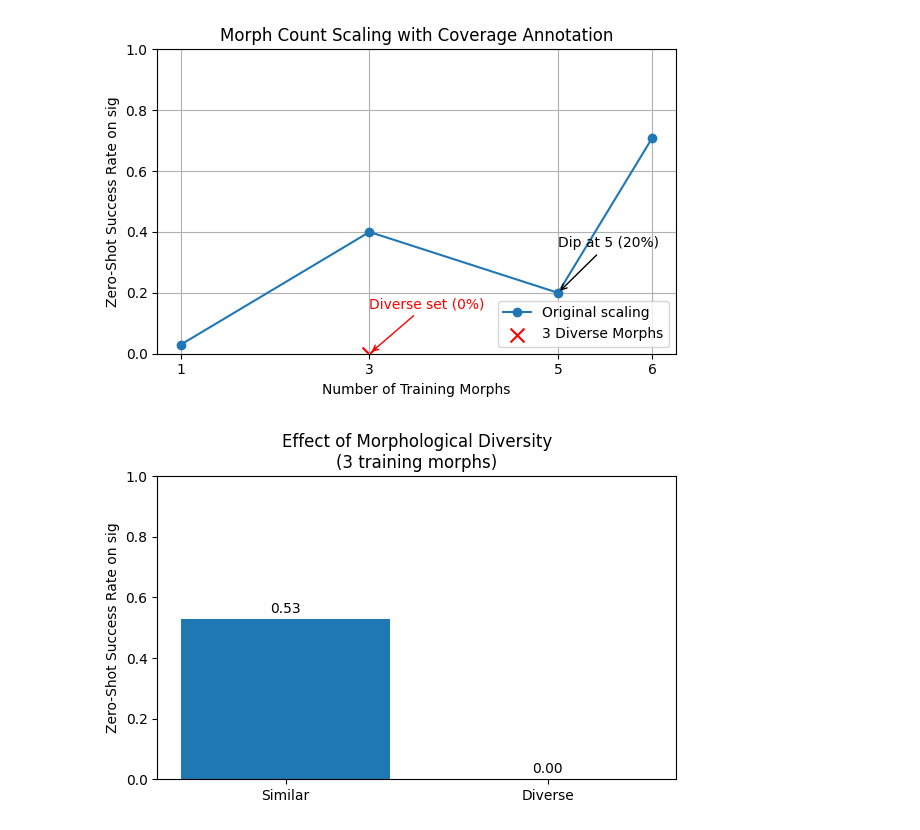
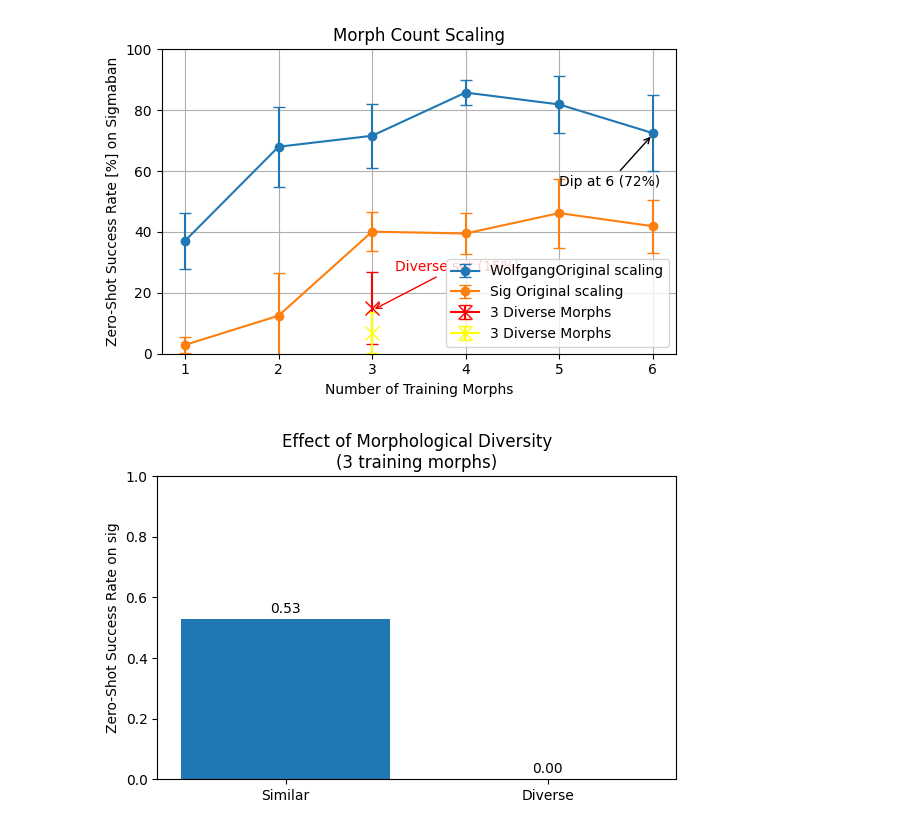
Before and after one commit to utra-robosoccer/unified-humanoid-getup, a Jupyter notebook: frasa_env/plots.ipynb, the cells around one changed output. Saved outputs shown, nothing was run; the diff lists cells and outputs as text; code cells hidden in the pictures.

```diff
--- a/frasa_env/plots.ipynb
+++ b/frasa_env/plots.ipynb
@@ -44,0 +231,12 @@ plt.show()
+# %%
+special_data[:,0]
+loo_data[-2,:,0]
+p_vals = []
+for name in robots:
+    t_stat, p_val = stats.ttest_ind(df_dict["Wolfgang"][name].to_list(), df_special[name].to_list(), equal_var=False)
+    print(f"t-statistic = {t_stat:.3f}, p-value = {p_val:.6f}")
+    p_vals.append(p_val)
+# from statsmodels.stats.multitest import multipletests
+# _, p_vals_corr, _, _ = multipletests(p_vals, alpha=0.05, method="holm")
+# for name in p_vals_corr:
+#     print(f"p-value = {name:.6f}")
@@ -94,39 +409,58 @@ plt.show()
 # %%
 # Base Morph Count Scaling data
-training_counts = [1, 3, 5, 6]
-success_rates = [0.03, 0.40, 0.20, 0.71]
+training_counts = [1, 2, 3,4, 5, 6]
+success_rates = bb_morph_data[:,0].copy()
+diverse_success = success_rates[3]
+success_rates= np.delete(success_rates,3)
+# success_rates= np.delete(success_rates,1)
+yerr   = (bb_morph_data[:,-2]   - bb_morph_data[:,-3])   / 2
+yerr_diverse = yerr[3]
 
-# Similar vs Diverse data at 3
-diverse_success = 0.00
-similar_success = 0.53
+yerr = np.delete(yerr,3)
+# yerr = np.delete(yerr,1)
 
+sig_success_rates = sig_morph_data[:,0].copy()
+sig_diverse_success = sig_success_rates[3]
+sig_success_rates= np.delete(sig_success_rates,3)
+# sig_success_rates= np.delete(sig_success_rates,2)
+sig_yerr   = (sig_morph_data[:,-2]   - sig_morph_data[:,-3])   / 2
+sig_yerr_diverse = sig_yerr[3]
+
+sig_yerr = np.delete(sig_yerr,3)
 fig, ax = plt.subplots(figsize=(6, 4))
 
 # Plot base scaling curve
-ax.plot(training_counts, success_rates, marker='o', label='Original scaling')
-
-# Annotate the dip at 5 morphs
-ax.annotate('Dip at 5 (20%)', xy=(5, 0.20), xytext=(5, 0.35),
+ax.errorbar(training_counts, success_rates, yerr=yerr, capsize=4, marker='o', label='WolfgangOriginal scaling')
+ax.errorbar( training_counts, sig_success_rates, yerr=sig_yerr, capsize=4, marker='o', label='Sig Original scaling')
+# # Annotate the dip at 5 morphs
+ax.annotate('Dip at 6 (72%)', xy=(6, 72), xytext=(5, 55),
             arrowprops=dict(arrowstyle='->'))
 
 # Add diverse-only marker at 3 morphs
-ax.scatter([3], [diverse_success], color='red', marker='x', s=100, label='3 Diverse Morphs')
-ax.annotate('Diverse set (0%)', xy=(3, 0.00), xytext=(3, 0.15),
+ax.errorbar([3], [diverse_success], yerr=yerr_diverse, capsize=4, color='red', marker='x', ms=10, label='3 Diverse Morphs')
+ax.errorbar([3], [sig_diverse_success], yerr=sig_yerr_diverse, capsize=4, color='yellow', marker='x', ms=10, label='3 Diverse Morphs')
+
+ax.annotate('Diverse set (15%)', xy=(3, 14.25), xytext=(3.25, 27.5),
             arrowprops=dict(arrowstyle='->', color='red'), color='red')
 
 # Formatting
 ax.set_xticks(training_counts)
 ax.set_xlabel('Number of Training Morphs')
-ax.set_ylabel('Zero-Shot Success Rate on sig')
-ax.set_title('Morph Count Scaling with Coverage Annotation')
-ax.set_ylim(0, 1)
+ax.set_ylabel('Zero-Shot Success Rate [%] on Sigmaban')
+ax.set_title('Morph Count Scaling')
+ax.set_ylim(0, 100)
 ax.grid(True)
 ax.legend(loc='lower right')
 
 plt.tight_layout()
 plt.show()
+fig.savefig(
+    'morph.png',
+    dpi=600,
+    bbox_inches='tight'
+)
 # %% [output]
-[figure, old version]
+[figure, new version]
 # %%
 # Data for Similar vs. Diverse Morph experiment
 conditions = ["Similar", "Diverse"]
```
Also changed, not shown: parts of 10 cells of this notebook, 14 other files.
